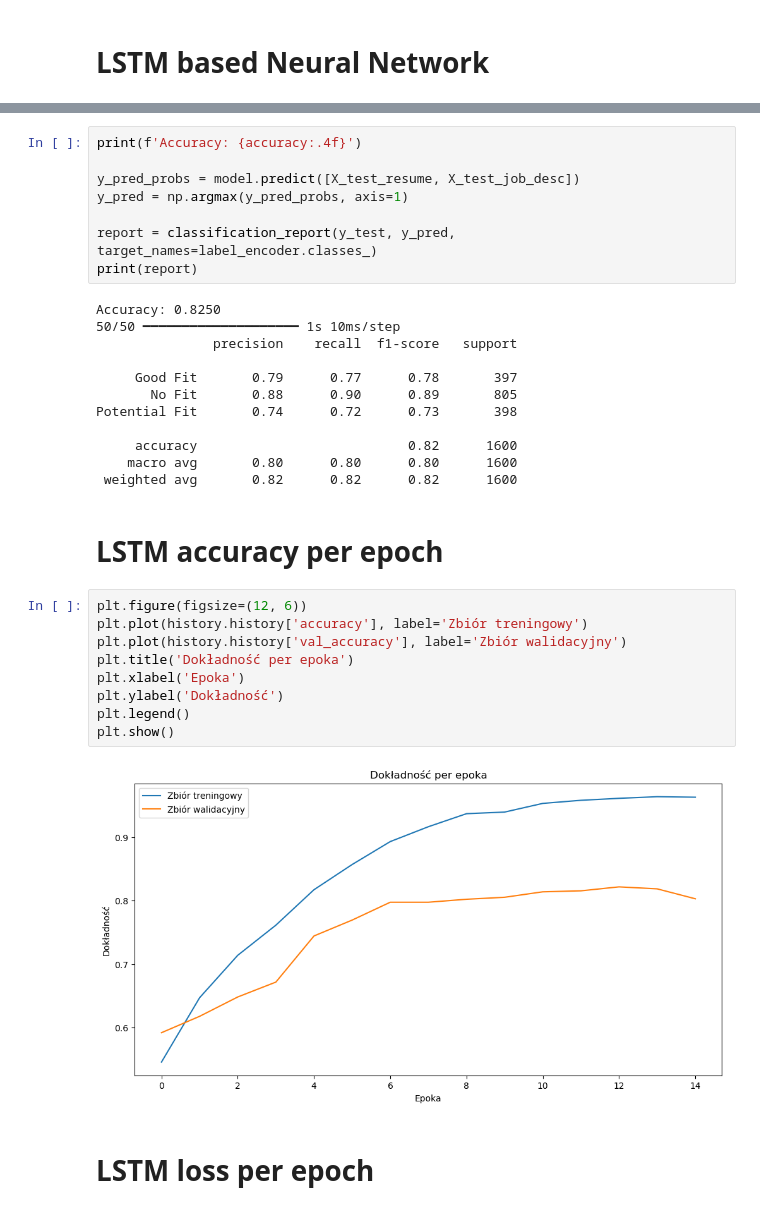
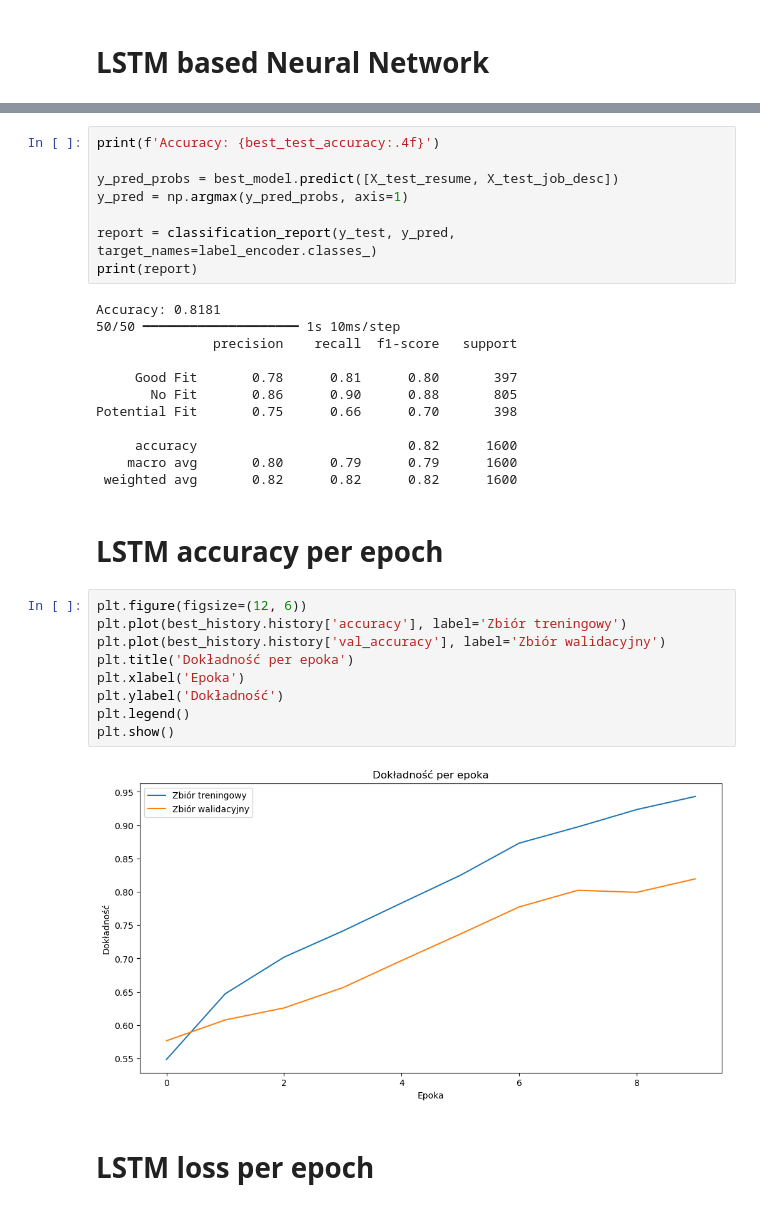
Before and after one commit to wojtek2288/resume-analysis, a Jupyter notebook: experiments/ranking/resume_ranking.ipynb, the cells around one changed output, grey strips where cells are left out. Saved outputs shown, nothing was run; the diff lists cells and outputs as text.

```diff
--- a/experiments/ranking/resume_ranking.ipynb
+++ b/experiments/ranking/resume_ranking.ipynb
@@ -206,36 +254,36 @@ Epoch 15/15
 # %%
-print(f'Accuracy: {accuracy:.4f}')
+print(f'Accuracy: {best_test_accuracy:.4f}')
 
-y_pred_probs = model.predict([X_test_resume, X_test_job_desc])
+y_pred_probs = best_model.predict([X_test_resume, X_test_job_desc])
 y_pred = np.argmax(y_pred_probs, axis=1)
 
 report = classification_report(y_test, y_pred, target_names=label_encoder.classes_)
 print(report)
 # %% [output]
-Accuracy: 0.8250
+Accuracy: 0.8181
 50/50 ━━━━━━━━━━━━━━━━━━━━ 1s 10ms/step
                precision    recall  f1-score   support
 
-     Good Fit       0.79      0.77      0.78       397
-       No Fit       0.88      0.90      0.89       805
-Potential Fit       0.74      0.72      0.73       398
+     Good Fit       0.78      0.81      0.80       397
+       No Fit       0.86      0.90      0.88       805
+Potential Fit       0.75      0.66      0.70       398
 
      accuracy                           0.82      1600
-    macro avg       0.80      0.80      0.80      1600
+    macro avg       0.80      0.79      0.79      1600
  weighted avg       0.82      0.82      0.82      1600
 # %% [markdown]
 # LSTM accuracy per epoch
 # %%
 plt.figure(figsize=(12, 6))
-plt.plot(history.history['accuracy'], label='Zbiór treningowy')
-plt.plot(history.history['val_accuracy'], label='Zbiór walidacyjny')
+plt.plot(best_history.history['accuracy'], label='Zbiór treningowy')
+plt.plot(best_history.history['val_accuracy'], label='Zbiór walidacyjny')
 plt.title('Dokładność per epoka')
 plt.xlabel('Epoka')
 plt.ylabel('Dokładność')
 plt.legend()
 plt.show()
 # %% [output]
-[figure, old version]
+[figure, new version]
 # %% [markdown]
 # LSTM loss per epoch
 # %%
```
Also changed, not shown: parts of 8 cells of this notebook, 5 other files.
